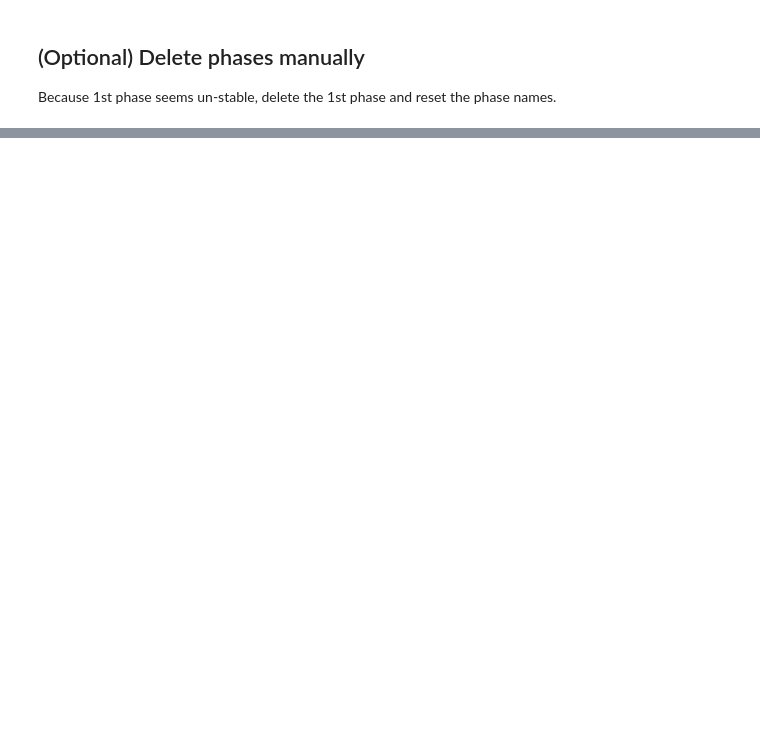
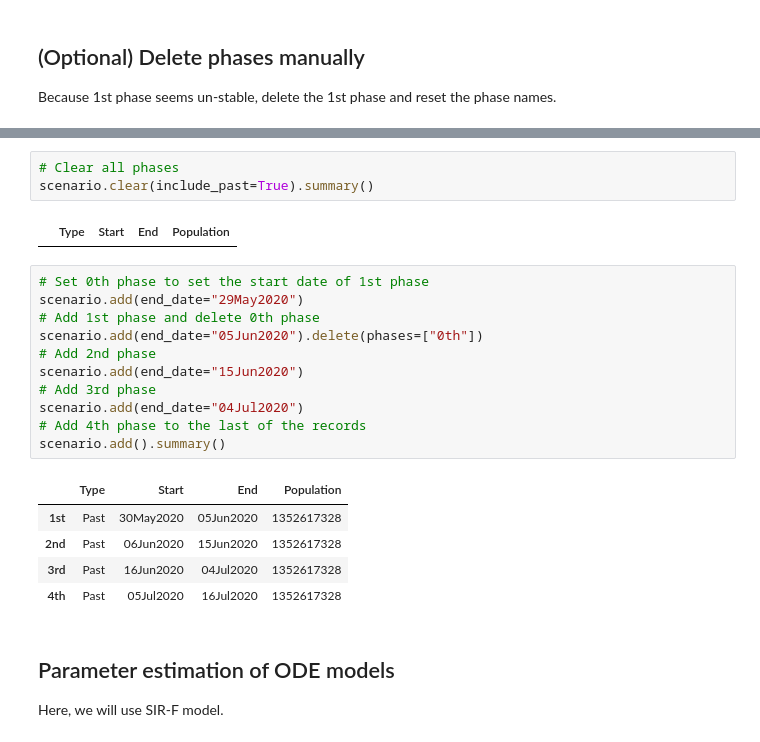
Before and after one commit to lisphilar/covid19-sir, a Jupyter notebook: example/usage_phases.ipynb, the cells around one changed output, grey strips where cells are left out. Saved outputs shown, nothing was run; the diff lists cells and outputs as text; blank space fills up the shorter version.

```diff
--- a/example/usage_phases.ipynb
+++ b/example/usage_phases.ipynb
@@ -92,0 +140,25 @@ scenario.trend(set_phases=False)
+# %%
+# Clear all phases
+scenario.clear(include_past=True).summary()
+# %% [output]
+|  | Type | Start | End | Population |
+# %%
+# Set 0th phase to set the start date of 1st phase
+scenario.add(end_date="29May2020")
+# Add 1st phase and delete 0th phase
+scenario.add(end_date="05Jun2020").delete(phases=["0th"])
+# Add 2nd phase
+scenario.add(end_date="15Jun2020")
+# Add 3rd phase
+scenario.add(end_date="04Jul2020")
+# Add 4th phase to the last of the records
+scenario.add().summary()
+# %% [output]
+|  | Type | Start | End | Population |
+| 1st | Past | 30May2020 | 05Jun2020 | 1352617328 |
+| 2nd | Past | 06Jun2020 | 15Jun2020 | 1352617328 |
+| 3rd | Past | 16Jun2020 | 04Jul2020 | 1352617328 |
+| 4th | Past | 05Jul2020 | 16Jul2020 | 1352617328 |
+# %% [markdown]
+## Parameter estimation of ODE models
+Here, we will use SIR-F model.
```
Also changed, not shown: parts of 17 cells of this notebook, 2 other files.
